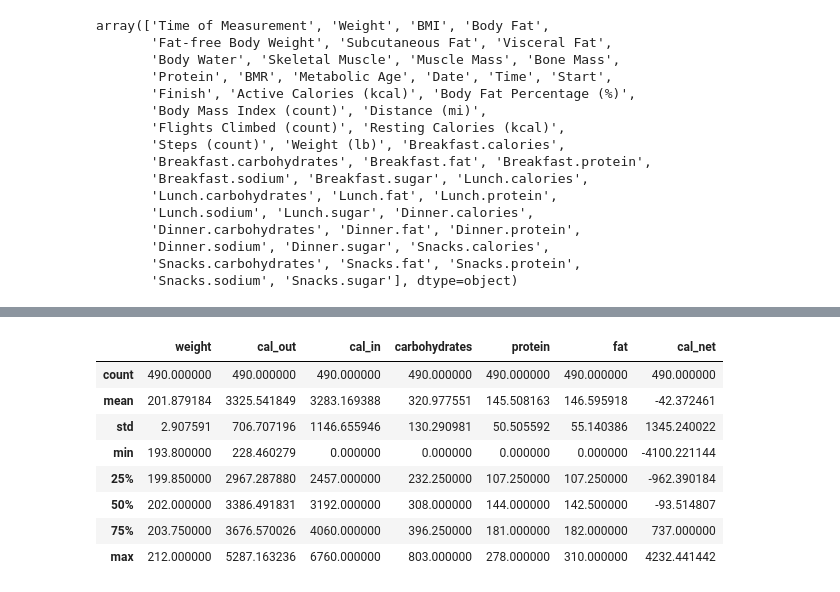
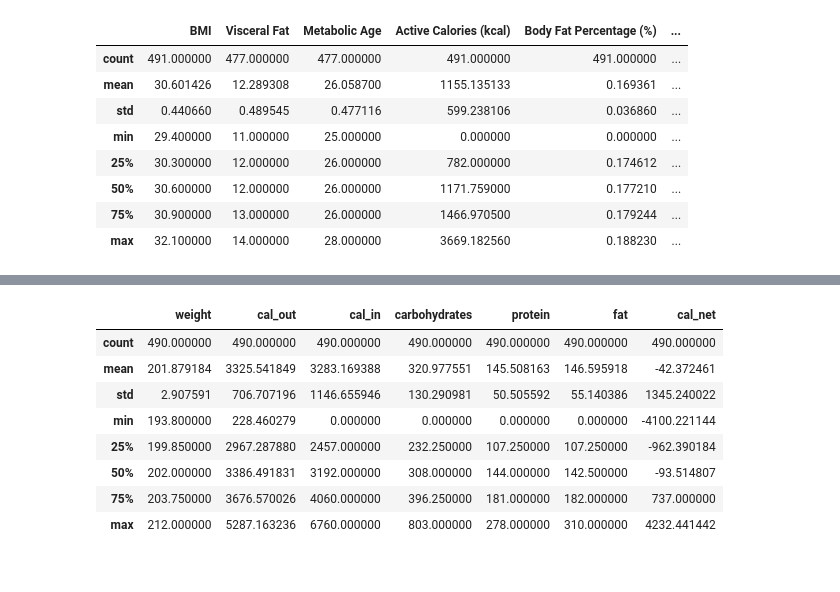
Before and after one commit to Jcrasto/PythonMachineLearning, a Jupyter notebook: notebooks/mfp_json_load.ipynb, the cells around one changed output, grey strips where cells are left out. Cells and saved outputs as stored; diff of their text form; code cells hidden in the pictures.

```diff
--- a/notebooks/mfp_json_load.ipynb
+++ b/notebooks/mfp_json_load.ipynb
@@ -14 +24,13 @@ renpho['Date'] = pandas.to_datetime(renpho['Date'])
+# %%
+renpho.describe()
+# %% [output]
+|  | BMI | Visceral Fat | Metabolic Age | Active Calories (kcal) | Body Fat Percentage (%) | ... |
+| count | 491.000000 | 477.000000 | 477.000000 | 491.000000 | 491.000000 | ... |
+| mean | 30.601426 | 12.289308 | 26.058700 | 1155.135133 | 0.169361 | ... |
+| std | 0.440660 | 0.489545 | 0.477116 | 599.238106 | 0.036860 | ... |
+| min | 29.400000 | 11.000000 | 25.000000 | 0.000000 | 0.000000 | ... |
+| 25% | 30.300000 | 12.000000 | 26.000000 | 782.000000 | 0.174612 | ... |
+| 50% | 30.600000 | 12.000000 | 26.000000 | 1171.759000 | 0.177210 | ... |
+| 75% | 30.900000 | 13.000000 | 26.000000 | 1466.970500 | 0.179244 | ... |
+| max | 32.100000 | 14.000000 | 28.000000 | 3669.182560 | 0.188230 | ... |
 # %%
@@ -17,19 +38,0 @@ renpho.to_csv(os.environ['DATADIR'] + '/joined/fullhealth.csv')
-# %%
-renpho.columns.values
-# %% [output]
-array(['Time of Measurement', 'Weight', 'BMI', 'Body Fat',
-       'Fat-free Body Weight', 'Subcutaneous Fat', 'Visceral Fat',
-       'Body Water', 'Skeletal Muscle', 'Muscle Mass', 'Bone Mass',
-       'Protein', 'BMR', 'Metabolic Age', 'Date', 'Time', 'Start',
-       'Finish', 'Active Calories (kcal)', 'Body Fat Percentage (%)',
-       'Body Mass Index (count)', 'Distance (mi)',
-       'Flights Climbed (count)', 'Resting Calories (kcal)',
-       'Steps (count)', 'Weight (lb)', 'Breakfast.calories',
-       'Breakfast.carbohydrates', 'Breakfast.fat', 'Breakfast.protein',
-       'Breakfast.sodium', 'Breakfast.sugar', 'Lunch.calories',
-       'Lunch.carbohydrates', 'Lunch.fat', 'Lunch.protein',
-       'Lunch.sodium', 'Lunch.sugar', 'Dinner.calories',
-       'Dinner.carbohydrates', 'Dinner.fat', 'Dinner.protein',
-       'Dinner.sodium', 'Dinner.sugar', 'Snacks.calories',
-       'Snacks.carbohydrates', 'Snacks.fat', 'Snacks.protein',
-       'Snacks.sodium', 'Snacks.sugar'], dtype=object)
```
Also changed, not shown: parts of 6 cells of this notebook, 1 other file.
